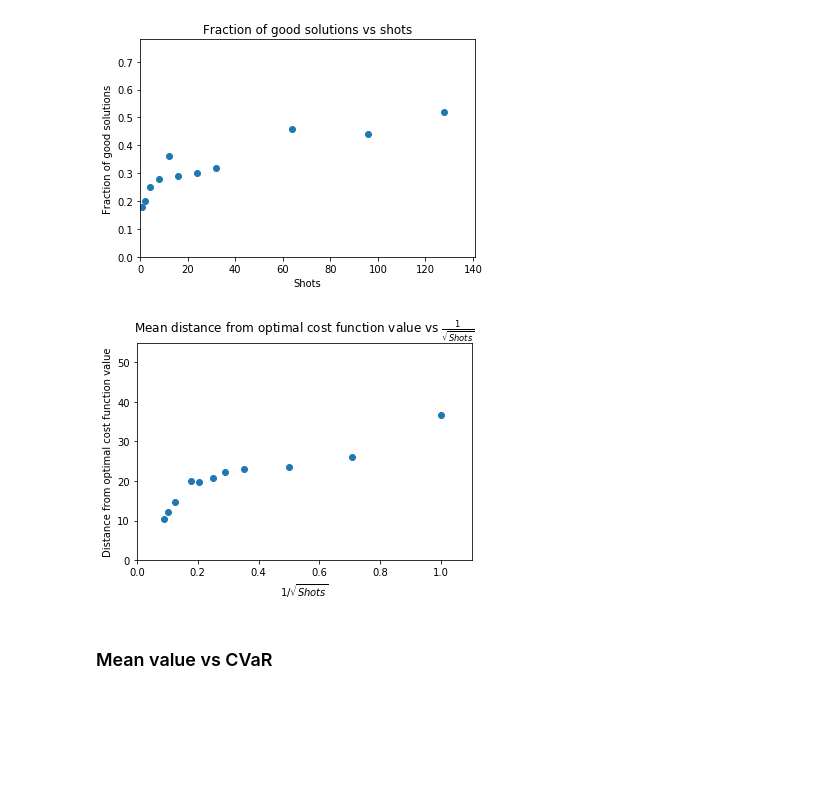
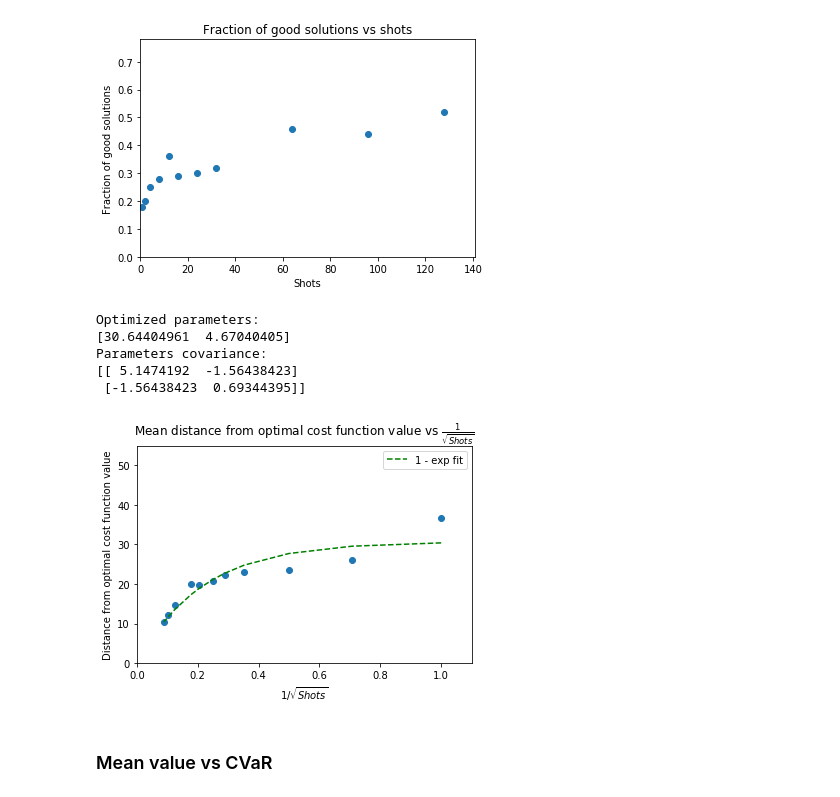
Before and after one commit to NTrevisani/DataScienceMaster, a Jupyter notebook: TFM/MaxCut/Max_Cut_2_new.ipynb, the cells around one changed output. Saved outputs shown, nothing was run; the diff lists cells and outputs as text; code cells hidden in the pictures; blank space fills up the shorter version.

```diff
--- a/TFM/MaxCut/Max_Cut_2_new.ipynb
+++ b/TFM/MaxCut/Max_Cut_2_new.ipynb
@@ -413,16 +429,23 @@ scatter_plot(x       = df_CVaR_02_plot_mean.shots,
 # %%
 # Mean distance from optimal cost function value vs 1/sqrt(shots)
 # (Brute cost is positive)
 save_name = folder_name + "dist_vs_inv_shots"
 
 scatter_plot(x       = 1 / np.sqrt(df_CVaR_02_plot_mean.shots),
              y       = brute_cost + df_CVaR_02_plot_mean.cost,
+             do_fit   = True,
+             fit_func = "1-exp",
              title   = r"Mean distance from optimal cost function value vs $\frac{1}{\sqrt{Shots}}$",
              xlabel  = r"$1 / \sqrt{Shots}$",
              ylabel  = "Distance from optimal cost function value",
              save_as = save_name)
 # %% [output]
+Optimized parameters:
+[30.64404961  4.67040405]
+Parameters covariance:
+[[ 5.1474192  -1.56438423]
+ [-1.56438423  0.69344395]]
-[figure, old version]
+[figure, new version]
 # %% [markdown]
 ### Mean value vs CVaR
 # %%
```
Also changed, not shown: parts of 10 cells of this notebook, 2 other files.
